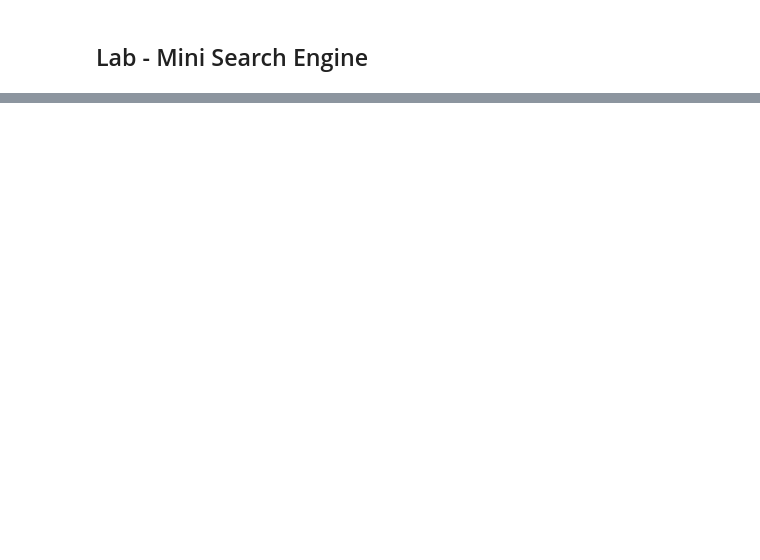
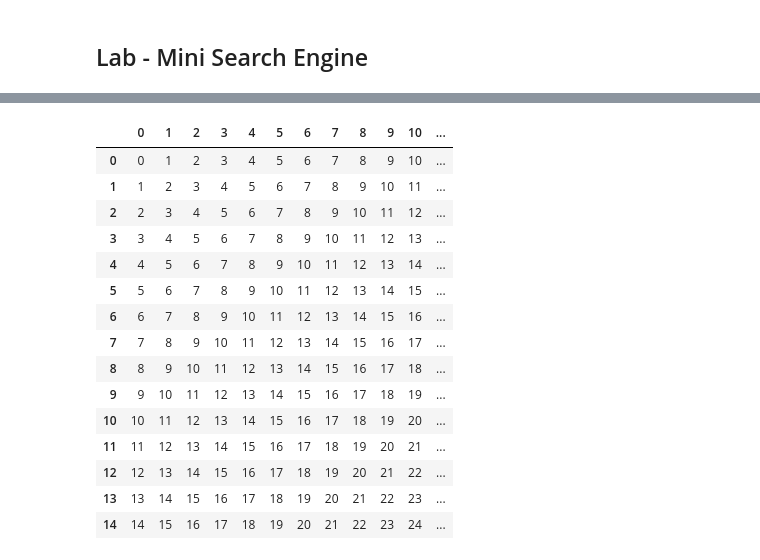
Before and after one commit to Pipboyguy/codingthematrix, a Jupyter notebook: theFunction/Tasks.ipynb, the cells around one changed output, grey strips where cells are left out. Drawn from its saved outputs; the diff is of its cells as text; code cells hidden in the pictures; blank space fills up the shorter version.

```diff
--- a/theFunction/Tasks.ipynb
+++ b/theFunction/Tasks.ipynb
@@ -228,0 +258,36 @@ numba.__version__
+# %%
+# Problem 0.8.5 (a)
+from typing import List
+
+
+def row(p: int, n: int) -> List[int]:
+
+    return [p + i for i in range(n)]
+
+
+assert row(p=10, n=4) == [10, 11, 12, 13]
+# %%
+# Problem 0.8.5 (b)
+import pandas as pd  # for visualization
+
+b = [row(n=20, p=i) for i in range(15)]
+b_df = pd.DataFrame(a)
+
+b_df.style.background_gradient(cmap="Greens", axis=None)
+# %% [output]
+|  | 0 | 1 | 2 | 3 | 4 | 5 | 6 | 7 | 8 | 9 | 10 | ... |
+| 0 | 0 | 1 | 2 | 3 | 4 | 5 | 6 | 7 | 8 | 9 | 10 | ... |
+| 1 | 1 | 2 | 3 | 4 | 5 | 6 | 7 | 8 | 9 | 10 | 11 | ... |
+| 2 | 2 | 3 | 4 | 5 | 6 | 7 | 8 | 9 | 10 | 11 | 12 | ... |
+| 3 | 3 | 4 | 5 | 6 | 7 | 8 | 9 | 10 | 11 | 12 | 13 | ... |
+| 4 | 4 | 5 | 6 | 7 | 8 | 9 | 10 | 11 | 12 | 13 | 14 | ... |
+| 5 | 5 | 6 | 7 | 8 | 9 | 10 | 11 | 12 | 13 | 14 | 15 | ... |
+| 6 | 6 | 7 | 8 | 9 | 10 | 11 | 12 | 13 | 14 | 15 | 16 | ... |
+| 7 | 7 | 8 | 9 | 10 | 11 | 12 | 13 | 14 | 15 | 16 | 17 | ... |
+| 8 | 8 | 9 | 10 | 11 | 12 | 13 | 14 | 15 | 16 | 17 | 18 | ... |
+| 9 | 9 | 10 | 11 | 12 | 13 | 14 | 15 | 16 | 17 | 18 | 19 | ... |
+| 10 | 10 | 11 | 12 | 13 | 14 | 15 | 16 | 17 | 18 | 19 | 20 | ... |
+| 11 | 11 | 12 | 13 | 14 | 15 | 16 | 17 | 18 | 19 | 20 | 21 | ... |
+| 12 | 12 | 13 | 14 | 15 | 16 | 17 | 18 | 19 | 20 | 21 | 22 | ... |
+| 13 | 13 | 14 | 15 | 16 | 17 | 18 | 19 | 20 | 21 | 22 | 23 | ... |
+| 14 | 14 | 15 | 16 | 17 | 18 | 19 | 20 | 21 | 22 | 23 | 24 | ... |
```
Also changed, not shown: parts of 20 cells of this notebook, 4 other files.
